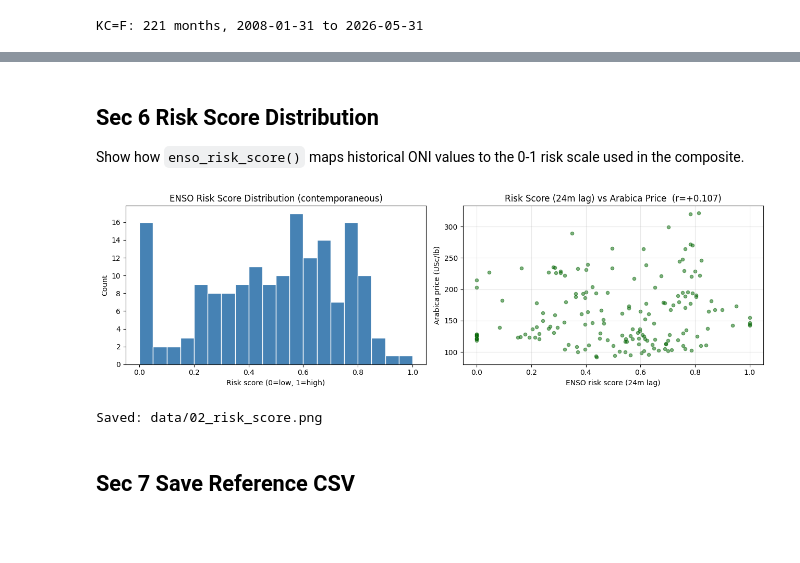
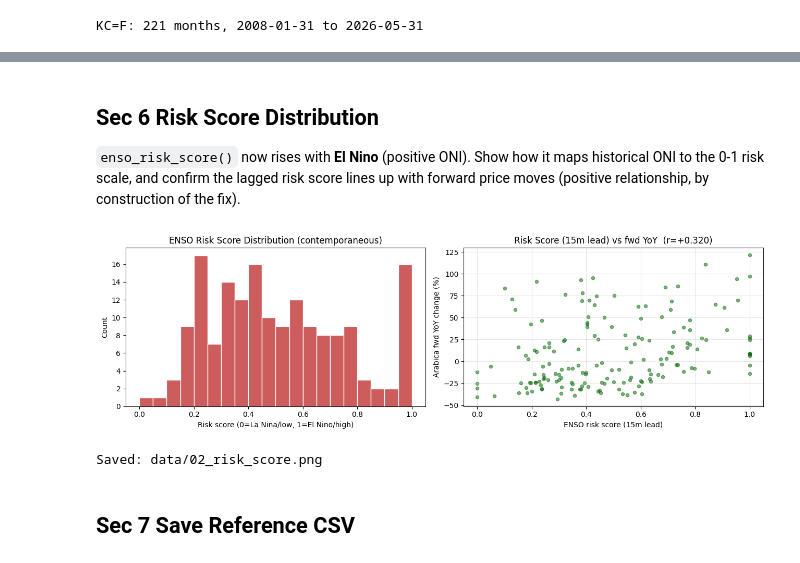
Before and after one commit to abhirajp97/greensignal, a Jupyter notebook: notebooks/coffee_backtests/02_enso_signal.ipynb, the cells around one changed output, grey strips where cells are left out. Cells and saved outputs as stored; diff of their text form; code cells hidden in the pictures; blank space fills up the shorter version.

```diff
--- a/notebooks/coffee_backtests/02_enso_signal.ipynb
+++ b/notebooks/coffee_backtests/02_enso_signal.ipynb
@@ -138,7 +171,6 @@ r_price, r_yoy = [], []
 
 for lag in lags:
     lagged_oni = merged_all['oni_anom'].shift(lag)
-    # Align to core window after shift
     df_lag = core.join(
         lagged_oni.rename('oni_lag'), how='left'
     ).dropna(subset=['oni_lag', 'settle', 'kc_yoy'])
@@ -152,12 +184,21 @@ for lag in lags:
     r_yoy.append(ry)
 
 lag_df = pd.DataFrame({'lag': lags, 'r_price': r_price, 'r_yoy': r_yoy})
+
+# Mechanistic band 10-18m: locate the positive peak in r(ONI, YoY)
+band = lag_df[(lag_df['lag'] >= 10) & (lag_df['lag'] <= 18)]
+peak_lag = int(band.loc[band['r_yoy'].idxmax(), 'lag'])
+peak_r = band['r_yoy'].max()
+
 print('Lag (m)  r(ONI, price level)  r(ONI, YoY change)')
 for _, row in lag_df.iterrows():
+    mark = '  <-- mechanistic peak' if int(row['lag']) == peak_lag else ''
     print(
         f"  {int(row['lag']):2d}m      {row['r_price']:+.3f}             "
-        f"{row['r_yoy']:+.3f}"
+        f"{row['r_yoy']:+.3f}{mark}"
     )
+print()
+print(f'Positive peak in 10-18m band: lag={peak_lag}m, r(ONI, fwd YoY)={peak_r:+.3f}')
 # %% [output]
 Lag (m)  r(ONI, price level)  r(ONI, YoY change)
    0m      -0.338             -0.357
@@ -316,38 +402,36 @@ Saved: data/02_lag_comparison.png
 # %% [markdown]
 ## Sec 6  Risk Score Distribution
 
-Show how `enso_risk_score()` maps historical ONI values to the 0-1 risk scale
-used in the composite.
+`enso_risk_score()` now rises with **El Nino** (positive ONI). Show how it maps
+historical ONI to the 0-1 risk scale, and confirm the lagged risk score lines up
+with forward price moves (positive relationship, by construction of the fix).
 # %%
-valid = valid.copy()
-valid['risk_score_now'] = valid['oni_anom'].apply(enso_risk_score)
-valid['risk_score_lag24'] = valid['oni_lag24'].apply(enso_risk_score)
+rs = core.dropna(subset=['settle', 'kc_yoy']).copy()
+rs['oni_lag'] = merged_all['oni_anom'].shift(peak_lag)
+rs = rs.dropna(subset=['oni_lag'])
+rs['risk_now'] = rs['oni_anom'].apply(enso_risk_score)
+rs['risk_lag'] = rs['oni_lag'].apply(enso_risk_score)
 
 fig, axes = plt.subplots(1, 2, figsize=(13, 4))
 
-axes[0].hist(valid['risk_score_now'], bins=20, color='steelblue', edgecolor='white')
+axes[0].hist(rs['risk_now'], bins=20, color='indianred', edgecolor='white')
 axes[0].set_title('ENSO Risk Score Distribution (contemporaneous)')
-axes[0].set_xlabel('Risk score (0=low, 1=high)')
+axes[0].set_xlabel('Risk score (0=La Nina/low, 1=El Nino/high)')
 axes[0].set_ylabel('Count')
 
-axes[1].scatter(valid['risk_score_lag24'], valid['settle'],
-                alpha=0.5, s=20, color='darkgreen')
-axes[1].set_xlabel('ENSO risk score (24m lag)')
-axes[1].set_ylabel('Arabica price (USc/lb)')
-r_rs, _ = stats.pearsonr(
-    valid['risk_score_lag24'], valid['settle']
-)
-axes[1].set_title(
-    f'Risk Score (24m lag) vs Arabica Price  (r={r_rs:+.3f})'
-)
+axes[1].scatter(rs['risk_lag'], rs['kc_yoy'], alpha=0.5, s=20, color='darkgreen')
+r_rs, _ = stats.pearsonr(rs['risk_lag'], rs['kc_yoy'])
+axes[1].set_xlabel(f'ENSO risk score ({peak_lag}m lead)')
+axes[1].set_ylabel('Arabica fwd YoY change (%)')
+axes[1].set_title(f'Risk Score ({peak_lag}m lead) vs fwd YoY  (r={r_rs:+.3f})')
 axes[1].grid(True, alpha=0.3)
 
 plt.tight_layout()
 plt.savefig('data/02_risk_score.png', dpi=150, bbox_inches='tight')
 plt.show()
 print('Saved: data/02_risk_score.png')
 # %% [output]
-[figure, old version]
+[figure, new version]
 Saved: data/02_risk_score.png
 # %% [markdown]
 ## Sec 7  Save Reference CSV
```
Also changed, not shown: parts of 19 cells of this notebook, 12 other files.
